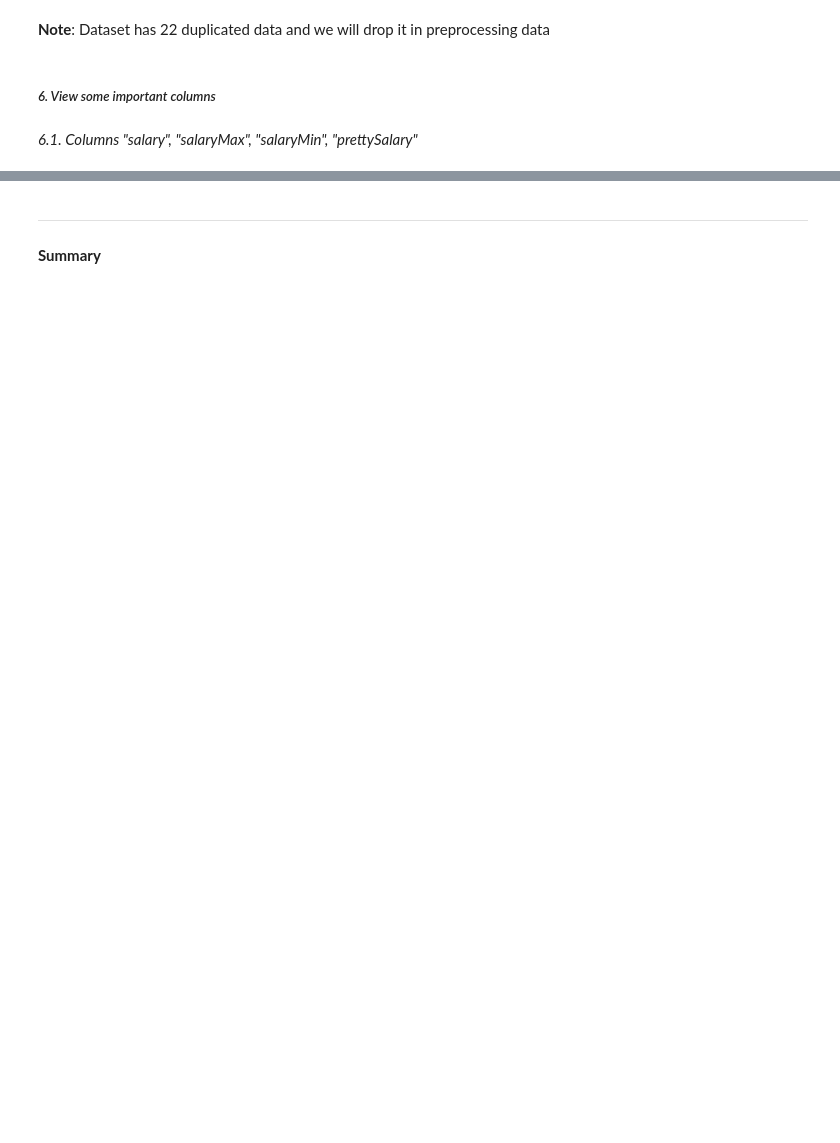
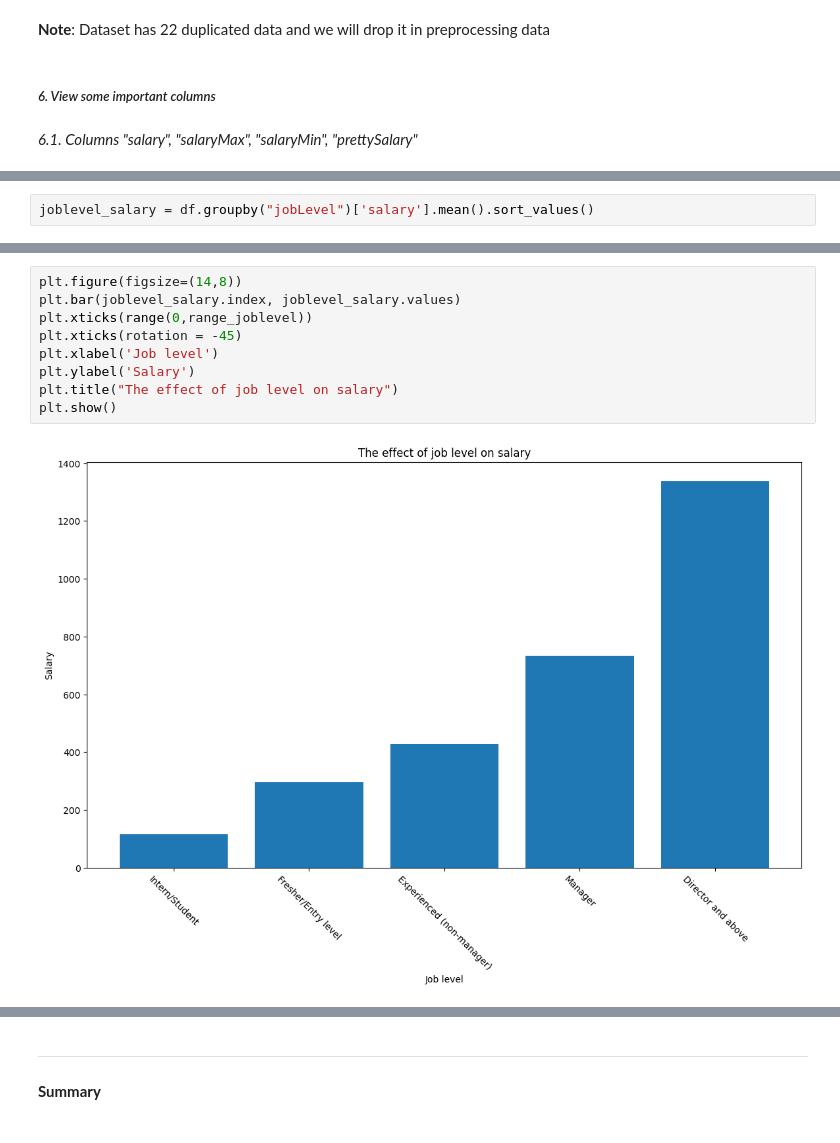
Before and after one commit to HThinhN/Project.VietNamJobs, a Jupyter notebook: P2_Data_Exploring.ipynb, the cells around one changed output, grey strips where cells are left out. Cells and saved outputs as stored; diff of their text form; blank space fills up the shorter version.

```diff
--- a/P2_Data_Exploring.ipynb
+++ b/P2_Data_Exploring.ipynb
@@ -189,0 +287,2 @@ df[["salary","salaryMax","salaryMin", "prettySalary"]]
+# %%
+joblevel_salary = df.groupby("jobLevel")['salary'].mean().sort_values()
@@ -189,0 +294,11 @@ df[["salary","salaryMax","salaryMin", "prettySalary"]]
+# %%
+plt.figure(figsize=(14,8))
+plt.bar(joblevel_salary.index, joblevel_salary.values)
+plt.xticks(range(0,range_joblevel))
+plt.xticks(rotation = -45)
+plt.xlabel('Job level')
+plt.ylabel('Salary')
+plt.title("The effect of job level on salary")
+plt.show()
+# %% [output]
+[figure, added]
```
Also changed, not shown: parts of 32 cells of this notebook, 1 other file.
